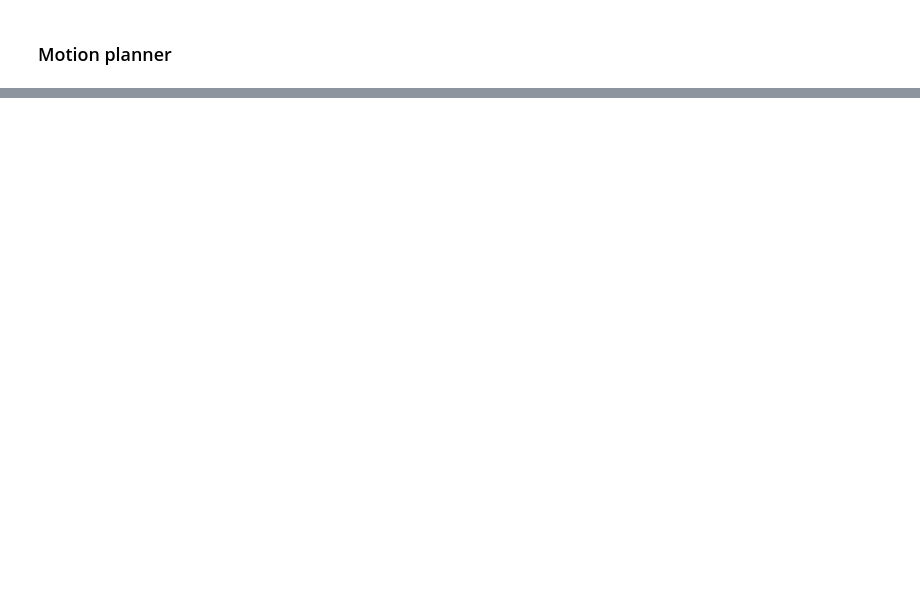
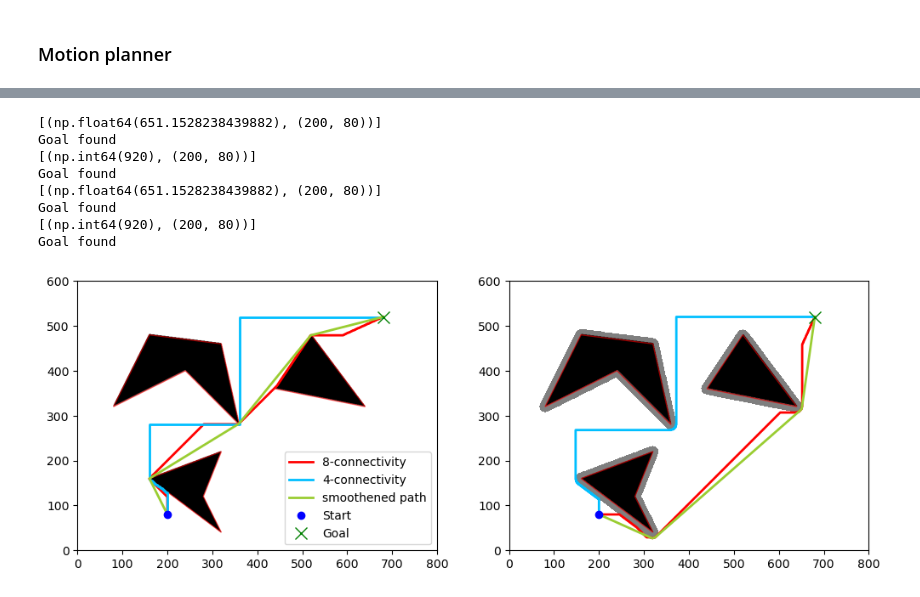
Before and after one commit to MariHGU/Robotics, a Jupyter notebook: homework4/task4.ipynb, the cells around one changed output, grey strips where cells are left out. Drawn from its saved outputs; the diff is of its cells as text; code cells hidden in the pictures; blank space fills up the shorter version.

```diff
--- a/homework4/task4.ipynb
+++ b/homework4/task4.ipynb
@@ -177,0 +279,68 @@ plt.show()
+# %%
+path_8 = aStarSearch(grid, (int(x_start), int(y_start)), (int(x_goal), int(y_goal)), connectivity=8)
+path_8 = np.array(path_8)
+path_4 = aStarSearch(grid, (int(x_start), int(y_start)), (int(x_goal), int(y_goal)), connectivity=4)
+path_4 = np.array(path_4)
+
+smooth = smooth_path(grid=grid, path=path_8)
+smooth = np.array(smooth)
+
+path_8_buf = aStarSearch(grid_inflated, (int(x_start), int(y_start)), (int(x_goal), int(y_goal)), connectivity=8)
+path_8_buf = np.array(path_8_buf)
+path_4_buf = aStarSearch(grid_inflated, (int(x_start), int(y_start)), (int(x_goal), int(y_goal)), connectivity=4)
+path_4_buf = np.array(path_4_buf)
+
+smooth_buf = smooth_path(grid=grid_inflated, path=path_8_buf)
+smooth_buf = np.array(smooth_buf)
+
+fig, ax = plt.subplots(1,2, figsize=(12, 6))
+
+ax[0].imshow(
+    grid,
+    cmap="Greys",
+    origin="lower",
+    extent=[0, nx, 0, ny]
+)
+ax[0].plot(path_8[:,0], path_8[:,1], color='red', linewidth=2, label='8-connectivity')
+ax[0].plot(path_4[:,0], path_4[:, 1], color='deepskyblue', linewidth=2, label='4-connectivity')
+ax[0].plot(smooth[:,0], smooth[:, 1], color='yellowgreen', linewidth=2, label='smoothened path')
+
+ax[1].imshow(
+    grid,
+    cmap="Greys",
+    origin="lower",
+    extent=[0, nx, 0, ny]
+)
+ax[1].contourf(buffer_only, levels=[0.5, 1.5], colors=['none', 'blue'], alpha=0.5, origin='lower')
+ax[1].plot(path_8_buf[:,0], path_8_buf[:,1], color='red', linewidth=2, label='8-connectivity')
+ax[1].plot(path_4_buf[:,0], path_4_buf[:, 1], color='deepskyblue', linewidth=2, label='4-connectivity')
+ax[1].plot(smooth_buf[:,0], smooth_buf[:, 1], color='yellowgreen', linewidth=2, label='smoothened path')
+
+# Plot filled polygon obstacles
+for obs in obstacles:
+    poly = Polygon(obs, closed=True, facecolor="black", edgecolor="red", alpha=0.6)
+    ax[0].add_patch(poly)
+    poly = Polygon(obs, closed=True, facecolor="black", edgecolor="red", alpha=0.6)
+    ax[1].add_patch(poly)
+
+# Plot start and goal
+for a in ax:
+    a.plot(x_start, y_start, "bo", label="Start")
+    a.plot(x_goal, y_goal, "gx", markersize=10, label="Goal")
+    a.set_xlim(0, nx)
+    a.set_ylim(0, ny)
+    a.set_aspect("equal")
+
+ax[0].legend()
+
+plt.show()
+# %% [output]
+[(np.float64(651.1528238439882), (200, 80))]
+Goal found
+[(np.int64(920), (200, 80))]
+Goal found
+[(np.float64(651.1528238439882), (200, 80))]
+Goal found
+[(np.int64(920), (200, 80))]
+Goal found
+[figure, added]
```
Also changed, not shown: parts of 10 cells of this notebook, 4 other files.
